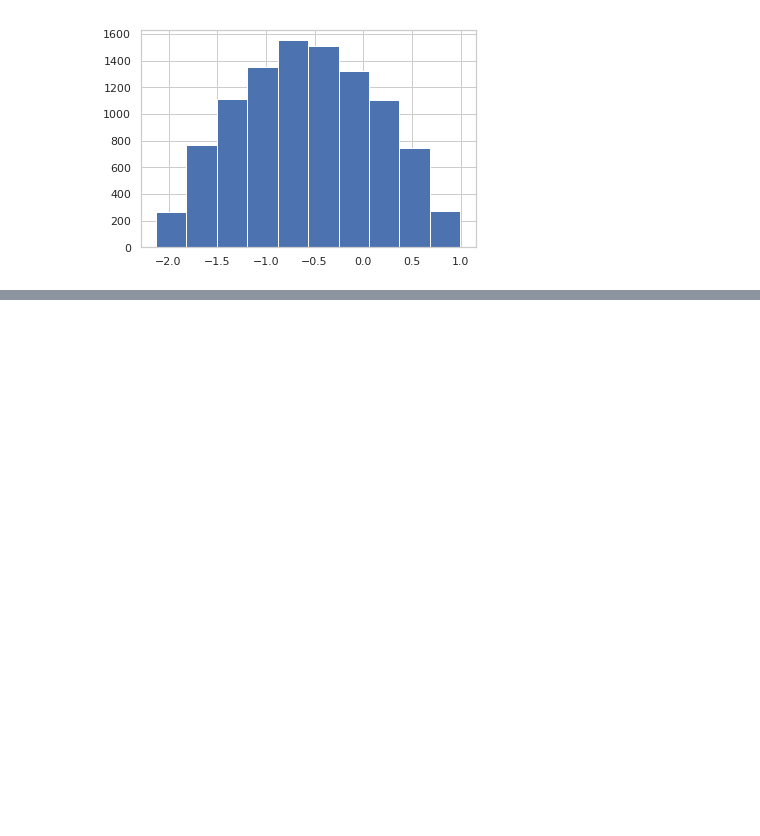
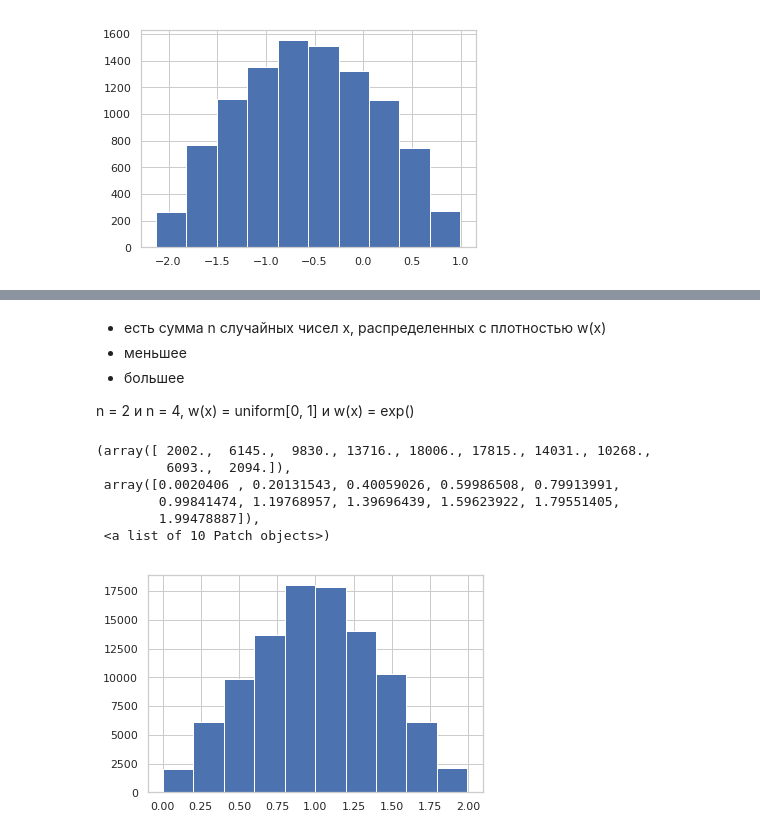
Before and after one commit to WeitBelou/monte-carlo, a Jupyter notebook: notebooks/Lesson 3.ipynb, the cells around one changed output, grey strips where cells are left out. Drawn from its saved outputs; the diff is of its cells as text; code cells hidden in the pictures; blank space fills up the shorter version.

```diff
--- a/notebooks/Lesson 3.ipynb
+++ b/notebooks/Lesson 3.ipynb
@@ -263,0 +268,44 @@ plt.hist(points)
+# %% [markdown]
+* есть сумма n случайных чисел x, распределенных с плотностью w(x)
+* меньшее
+* большее
+
+n = 2 и n = 4, w(x) = uniform[0, 1] и w(x) = exp()
+# %%
+def gen_sum(source: Generator[float, None, None], n: int) -> Generator[float, None, None]:
+    while True:
+        data = islice(source, n)
+        yield sum(data)
+
+
+def gen_lesser(source: Generator[float, None, None], n: int) -> Generator[float, None, None]:
+    while True:
+        data = islice(source, n)
+        yield min(data)
+
+
+def gen_greater(source: Generator[float, None, None], n: int) -> Generator[float, None, None]:
+    while True:
+        data = islice(source, n)
+        yield max(data)
+# %%
+def uniform_gen() -> Generator[float, None, None]:
+    while True:
+        yield random.random()
+
+
+def exp_gen() -> Generator[float, None, None]:
+    while True:
+        yield -math.log(random.random())
+# %%
+n_points = 10 ** 5
+# %%
+plt.hist(list(islice(gen_sum(uniform_gen(), 2), n_points)))
+# %% [output]
+(array([ 2002.,  6145.,  9830., 13716., 18006., 17815., 14031., 10268.,
+         6093.,  2094.]),
+ array([0.0020406 , 0.20131543, 0.40059026, 0.59986508, 0.79913991,
+        0.99841474, 1.19768957, 1.39696439, 1.59623922, 1.79551405,
+        1.99478887]),
+ <a list of 10 Patch objects>)
+[figure, added]
```
Also changed, not shown: parts of 13 cells of this notebook.
